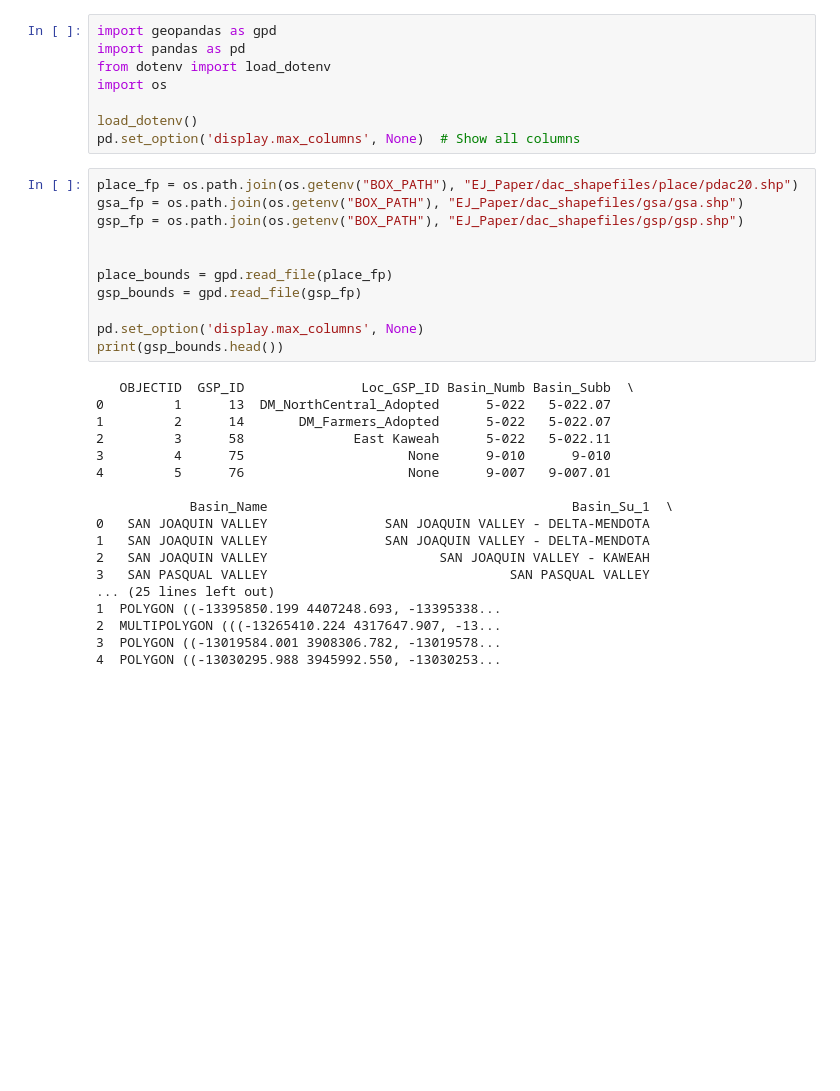
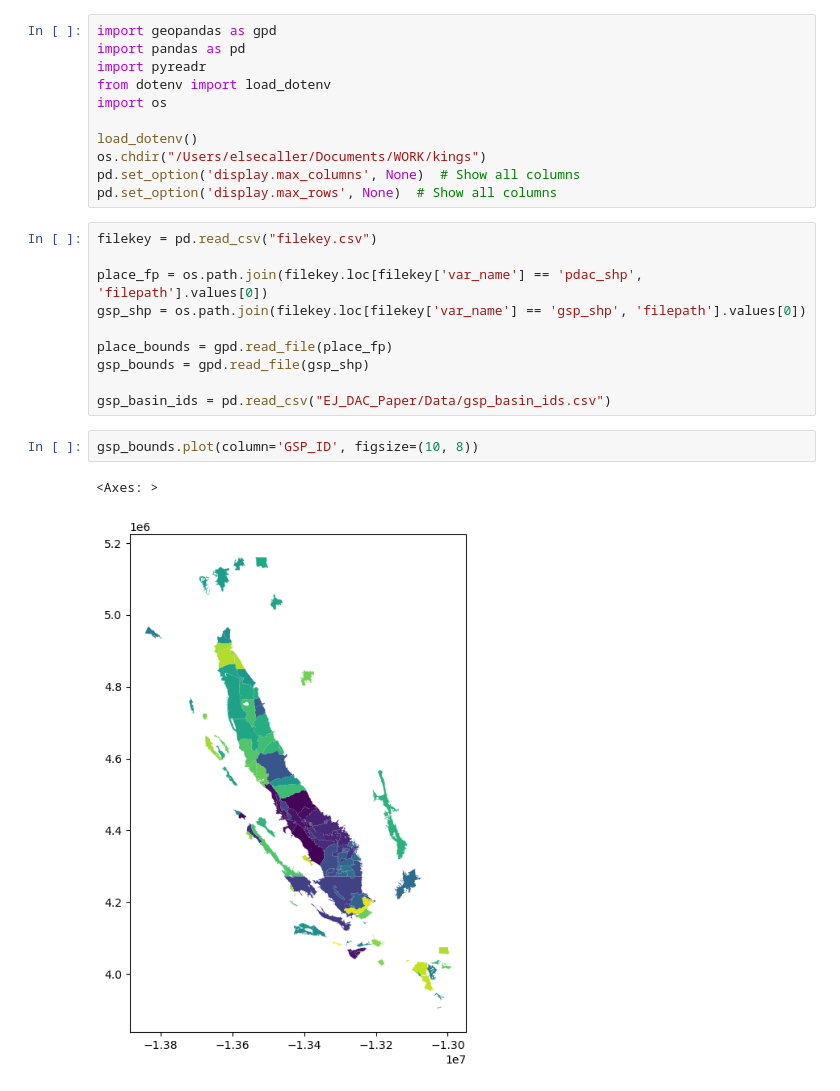
Before and after one commit to ucd-cepb/kings, a Jupyter notebook: EJ_DAC_Paper/Code/testing/shape_merge.ipynb, the cells around one changed output. Saved outputs shown, nothing was run; the diff lists cells and outputs as text; blank space fills up the shorter version.

Commit message:
expected places

```diff
--- a/EJ_DAC_Paper/Code/testing/shape_merge.ipynb
+++ b/EJ_DAC_Paper/Code/testing/shape_merge.ipynb
@@ -1,38 +1,27 @@
 # %%
 import geopandas as gpd
 import pandas as pd
+import pyreadr
 from dotenv import load_dotenv
 import os
 
 load_dotenv()
+os.chdir("/Users/elsecaller/Documents/WORK/kings")
 pd.set_option('display.max_columns', None)  # Show all columns
+pd.set_option('display.max_rows', None)  # Show all columns
-# %%
-place_fp = os.path.join(os.getenv("BOX_PATH"), "EJ_Paper/dac_shapefiles/place/pdac20.shp")
-gsa_fp = os.path.join(os.getenv("BOX_PATH"), "EJ_Paper/dac_shapefiles/gsa/gsa.shp")
-gsp_fp = os.path.join(os.getenv("BOX_PATH"), "EJ_Paper/dac_shapefiles/gsp/gsp.shp")
-
-
-place_bounds = gpd.read_file(place_fp)
-gsp_bounds = gpd.read_file(gsp_fp)
-
-pd.set_option('display.max_columns', None)
-print(gsp_bounds.head())
-# %% [output]
-   OBJECTID  GSP_ID               Loc_GSP_ID Basin_Numb Basin_Subb  \
-0         1      13  DM_NorthCentral_Adopted      5-022   5-022.07
-1         2      14       DM_Farmers_Adopted      5-022   5-022.07
-2         3      58              East Kaweah      5-022   5-022.11
-3         4      75                     None      9-010      9-010
-4         5      76                     None      9-007   9-007.01
-
-            Basin_Name                                       Basin_Su_1  \
-0   SAN JOAQUIN VALLEY               SAN JOAQUIN VALLEY - DELTA-MENDOTA
-1   SAN JOAQUIN VALLEY               SAN JOAQUIN VALLEY - DELTA-MENDOTA
-2   SAN JOAQUIN VALLEY                      SAN JOAQUIN VALLEY - KAWEAH
-3   SAN PASQUAL VALLEY                               SAN PASQUAL VALLEY
-... (25 lines left out)
-1  POLYGON ((-13395850.199 4407248.693, -13395338...
-2  MULTIPOLYGON (((-13265410.224 4317647.907, -13...
-3  POLYGON ((-13019584.001 3908306.782, -13019578...
-4  POLYGON ((-13030295.988 3945992.550, -13030253...
+# %%
+filekey = pd.read_csv("filekey.csv")
+
+place_fp = os.path.join(filekey.loc[filekey['var_name'] == 'pdac_shp', 'filepath'].values[0])
+gsp_shp = os.path.join(filekey.loc[filekey['var_name'] == 'gsp_shp', 'filepath'].values[0])
+
+place_bounds = gpd.read_file(place_fp)
+gsp_bounds = gpd.read_file(gsp_shp)
+
+gsp_basin_ids = pd.read_csv("EJ_DAC_Paper/Data/gsp_basin_ids.csv")
+# %%
+gsp_bounds.plot(column='GSP_ID', figsize=(10, 8))
+# %% [output]
+<Axes: >
+[figure, added]
 # %%
```
Also changed, not shown: parts of 5 cells of this notebook, 8 other files.
